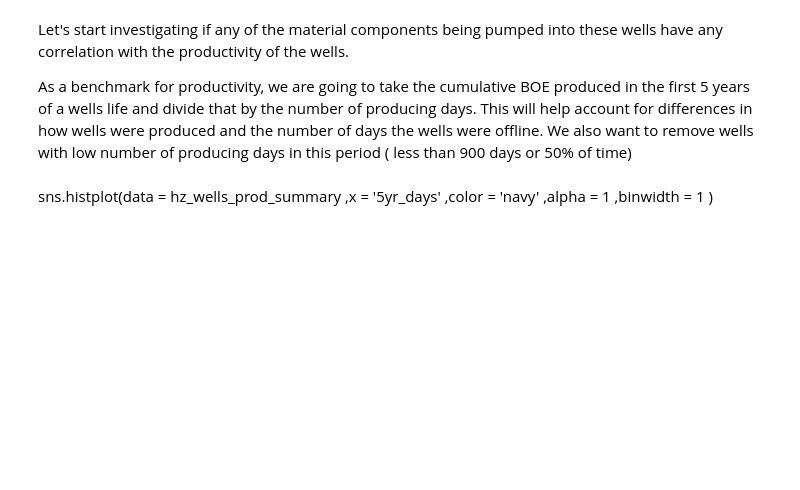
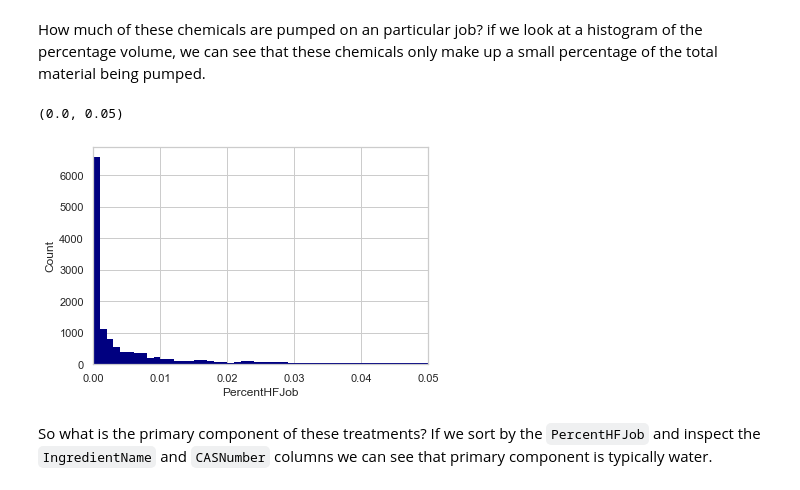
Before and after one commit to jromani-ds/MT_Oil, a Jupyter notebook: EDA.ipynb, the cells around one changed output. Cells and saved outputs as stored; diff of their text form; code cells hidden in the pictures; blank space fills up the shorter version.

```diff
--- a/EDA.ipynb
+++ b/EDA.ipynb
@@ -27,0 +20,3 @@ ax.tick_params(axis='x', rotation=90)
+# %%
+sns.set_theme(style="whitegrid")
+ax = sns.countplot(x="Well_Typ", data=hz_wells)
@@ -27,0 +25,4 @@ ax.tick_params(axis='x', rotation=90)
+# %%
+sns.set_theme(style="whitegrid")
+ax = sns.countplot(x="Name_", data=hz_wells_prod)
+ax.tick_params(axis='x', rotation=90)
@@ -27,0 +34,5 @@ ax.tick_params(axis='x', rotation=90)
+# %%
+sns.set_theme(style="whitegrid")
+ax = sns.countplot(x="CASNumber", data=FracFocusRegistry_df_MT,
+              order=FracFocusRegistry_df_MT.CASNumber.value_counts().iloc[:10].index)
+ax.tick_params(axis='x', rotation=90)
@@ -27,0 +43,5 @@ ax.tick_params(axis='x', rotation=90)
+# %%
+sns.set_theme(style="whitegrid")
+ax = sns.countplot(x="Purpose", data=FracFocusRegistry_df_MT,
+              order=FracFocusRegistry_df_MT.Purpose.value_counts().iloc[:5].index)
+ax.tick_params(axis='x', rotation=90)
@@ -28,18 +50,13 @@ ax.tick_params(axis='x', rotation=90)
+# %% [markdown]
+How much of these chemicals are pumped on an particular job? if we look at a histogram of the percentage volume, we can see that these chemicals only make up a small percentage of the total material being pumped.
 # %%
 sns.histplot(data = FracFocusRegistry_df_MT
             ,x = 'PercentHFJob'
             ,color = 'navy'
             ,alpha = 1
-            ,binwidth = 1
+            ,binwidth = .001
             )
+plt.xlim(0, .05)
+# %% [output]
+(0.0, 0.05)
+[figure, added]
-# %% [markdown]
-Let's start investigating if any of the material components being pumped into these wells have any correlation with the productivity of the wells.
-
-As a benchmark for productivity, we are going to take the cumulative BOE produced in the first 5 years of a wells life and divide that by the number of producing days. This will help account for differences in how wells were produced and the number of days the wells were offline. We also want to remove wells with low number of producing days in this period ( less than 900 days or 50% of time)
-# %% [markdown]
-sns.histplot(data = hz_wells_prod_summary
-            ,x = '5yr_days'
-            ,color = 'navy'
-            ,alpha = 1
-            ,binwidth = 1
-            )
@@ -52,0 +63,2 @@ sns.histplot(data = hz_wells_prod_summary
+# %% [markdown]
+So what is the primary component of these treatments? If we sort by the `PercentHFJob` and inspect the `IngredientName` and `CASNumber` columns we can see that primary component is typically water.
```
Also changed, not shown: parts of 24 cells of this notebook.
